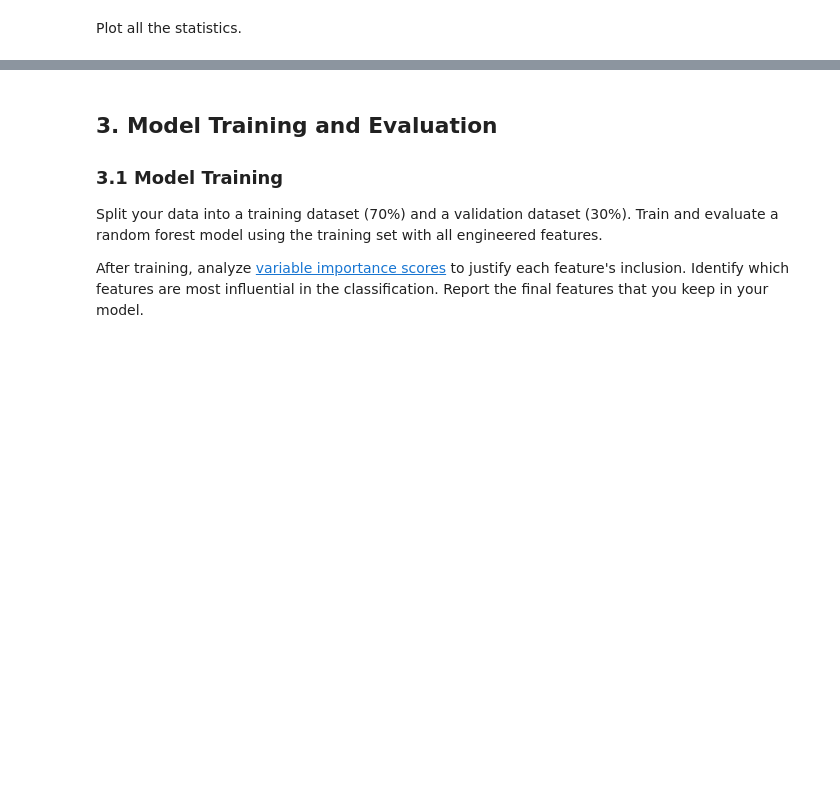
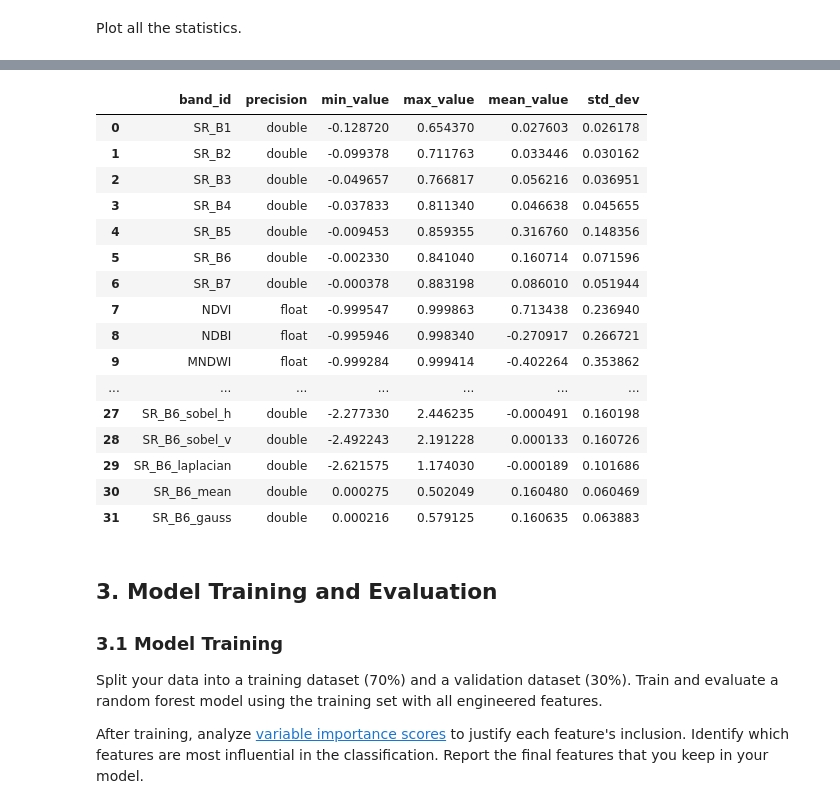
Before and after one commit to junyi2022/musa-650-remote-sensing, a Jupyter notebook: assignments/HW2/HW2.ipynb, the cells around one changed output, grey strips where cells are left out. Cells and saved outputs as stored; diff of their text form; code cells hidden in the pictures; blank space fills up the shorter version.

```diff
--- a/assignments/HW2/HW2.ipynb
+++ b/assignments/HW2/HW2.ipynb
@@ -319,3 +322,85 @@ df_bands
+# %%
+def get_complete_image_stats(image, region, scale=30):
+    """
+    Get comprehensive statistics for all bands in an image, including calculated min/max
+
+    Args:
+        image: ee.Image to analyze
+        region: ee.Geometry for the area to analyze
+        scale: resolution in meters
+
+    Returns:
+        pandas.DataFrame with complete band statistics
+    """
+    # Get basic band info
+    image_info = image.getInfo()
+
+    # Prepare to collect statistics
+    band_stats_list = []
+
+    # Get all band names
+    band_names = [band['id'] for band in image_info['bands']]
+
+    # Calculate statistics for all bands at once (more efficient)
+    stats = image.reduceRegion(
+        reducer=ee.Reducer.minMax().combine(
+            reducer2=ee.Reducer.mean(),
+            sharedInputs=True
+        ).combine(
+            reducer2=ee.Reducer.stdDev(),
+            sharedInputs=True
+        ),
+        geometry=region,
+        scale=scale,
+        bestEffort=True,
+        maxPixels=1e9
+    ).getInfo()
+
+    # Process each band
+    for band in image_info['bands']:
+        band_id = band['id']
+
+        # Get calculated statistics
+        band_min = stats.get(f'{band_id}_min')
+        band_max = stats.get(f'{band_id}_max')
+        band_mean = stats.get(f'{band_id}_mean')
+        band_std = stats.get(f'{band_id}_stdDev')
+
+        # Create band entry
+        band_entry = {
+            'band_id': band_id,
+            'precision': band['data_type']['precision'],
+            'min_value': band_min,
+            'max_value': band_max,
+            'mean_value': band_mean,
+            'std_dev': band_std
+        }
+
+        band_stats_list.append(band_entry)
+
+    return pd.DataFrame(band_stats_list)
+
+# Usage example:
+df_complete_stats = get_complete_image_stats(image, chicago_region, scale=90)
+df_complete_stats
+# %% [output]
+|  | band_id | precision | min_value | max_value | mean_value | std_dev |
+| 0 | SR_B1 | double | -0.128720 | 0.654370 | 0.027603 | 0.026178 |
+| 1 | SR_B2 | double | -0.099378 | 0.711763 | 0.033446 | 0.030162 |
+| 2 | SR_B3 | double | -0.049657 | 0.766817 | 0.056216 | 0.036951 |
+| 3 | SR_B4 | double | -0.037833 | 0.811340 | 0.046638 | 0.045655 |
+| 4 | SR_B5 | double | -0.009453 | 0.859355 | 0.316760 | 0.148356 |
+| 5 | SR_B6 | double | -0.002330 | 0.841040 | 0.160714 | 0.071596 |
+| 6 | SR_B7 | double | -0.000378 | 0.883198 | 0.086010 | 0.051944 |
+| 7 | NDVI | float | -0.999547 | 0.999863 | 0.713438 | 0.236940 |
+| 8 | NDBI | float | -0.995946 | 0.998340 | -0.270917 | 0.266721 |
+| 9 | MNDWI | float | -0.999284 | 0.999414 | -0.402264 | 0.353862 |
+| ... | ... | ... | ... | ... | ... | ... |
+| 27 | SR_B6_sobel_h | double | -2.277330 | 2.446235 | -0.000491 | 0.160198 |
+| 28 | SR_B6_sobel_v | double | -2.492243 | 2.191228 | 0.000133 | 0.160726 |
+| 29 | SR_B6_laplacian | double | -2.621575 | 1.174030 | -0.000189 | 0.101686 |
+| 30 | SR_B6_mean | double | 0.000275 | 0.502049 | 0.160480 | 0.060469 |
+| 31 | SR_B6_gauss | double | 0.000216 | 0.579125 | 0.160635 | 0.063883 |
 # %% [markdown]
 ## 3. Model Training and Evaluation
 
```
Also changed, not shown: parts of 22 cells of this notebook.
